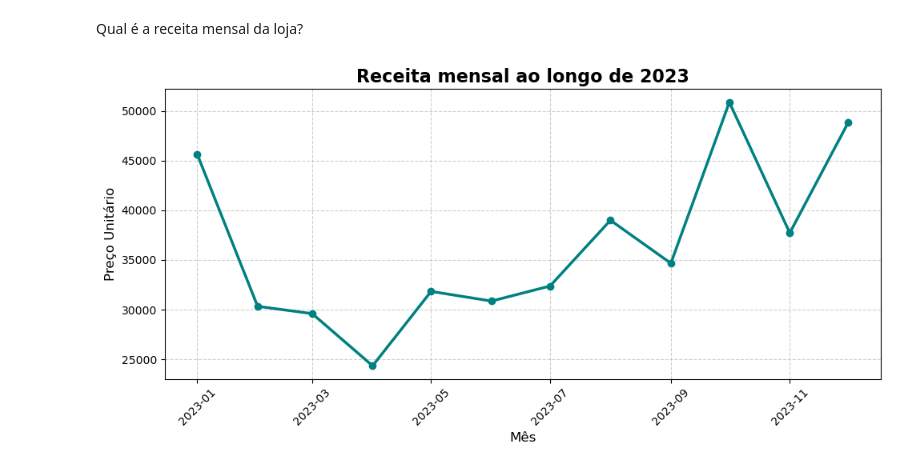
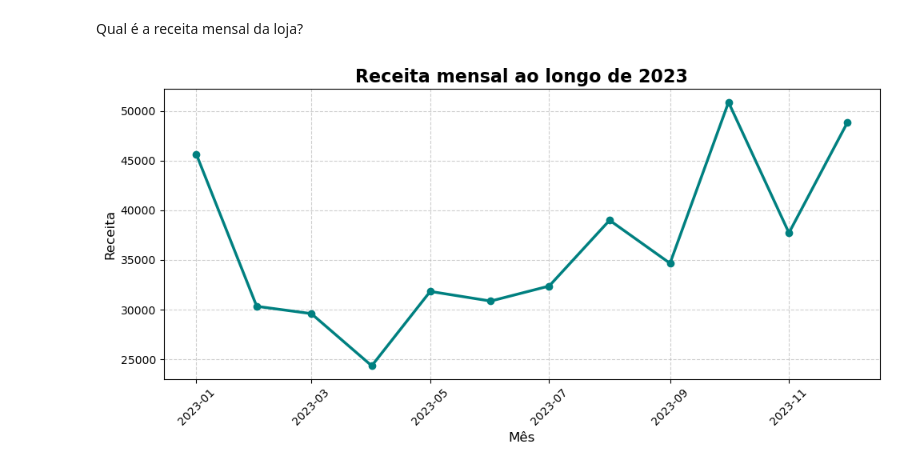
Before and after one commit to Andremarciliosilva/An-lise-de-Vendas-Online, a Jupyter notebook: notebooks/analise_vendas.ipynb, the cells around one changed output. Saved outputs shown, nothing was run; the diff lists cells and outputs as text; code cells hidden in the pictures.

Commit message:
Alteração da receita mensal

```diff
--- a/notebooks/analise_vendas.ipynb
+++ b/notebooks/analise_vendas.ipynb
@@ -120,25 +120,25 @@ Qual é a receita mensal da loja?
 # %%
 # Ler o CSV
 df = pd.read_csv('../output/monthly_recipe.csv')
 
 # Converter coluna 'mes' para datetime
 df["mes"] = pd.to_datetime(df["mes"])
 
 # Criar gráfico de linha
 plt.figure(figsize=(10, 5))
 plt.plot(df["mes"], df["preco_unitario"], marker='o', linewidth=2.5, color='teal')
 
 # Título e rótulos
 plt.title("Receita mensal ao longo de 2023", fontsize=16, weight='bold')
 plt.xlabel("Mês", fontsize=12)
-plt.ylabel("Preço Unitário", fontsize=12)
+plt.ylabel("Receita", fontsize=12)
 
 # Estilo visual
 plt.grid(True, linestyle='--', alpha=0.6)
 plt.xticks(rotation=45)
 plt.tight_layout()
 
 # Exibir o gráfico
 plt.show()
 # %% [output]
-[figure, old version]
+[figure, new version]
```
